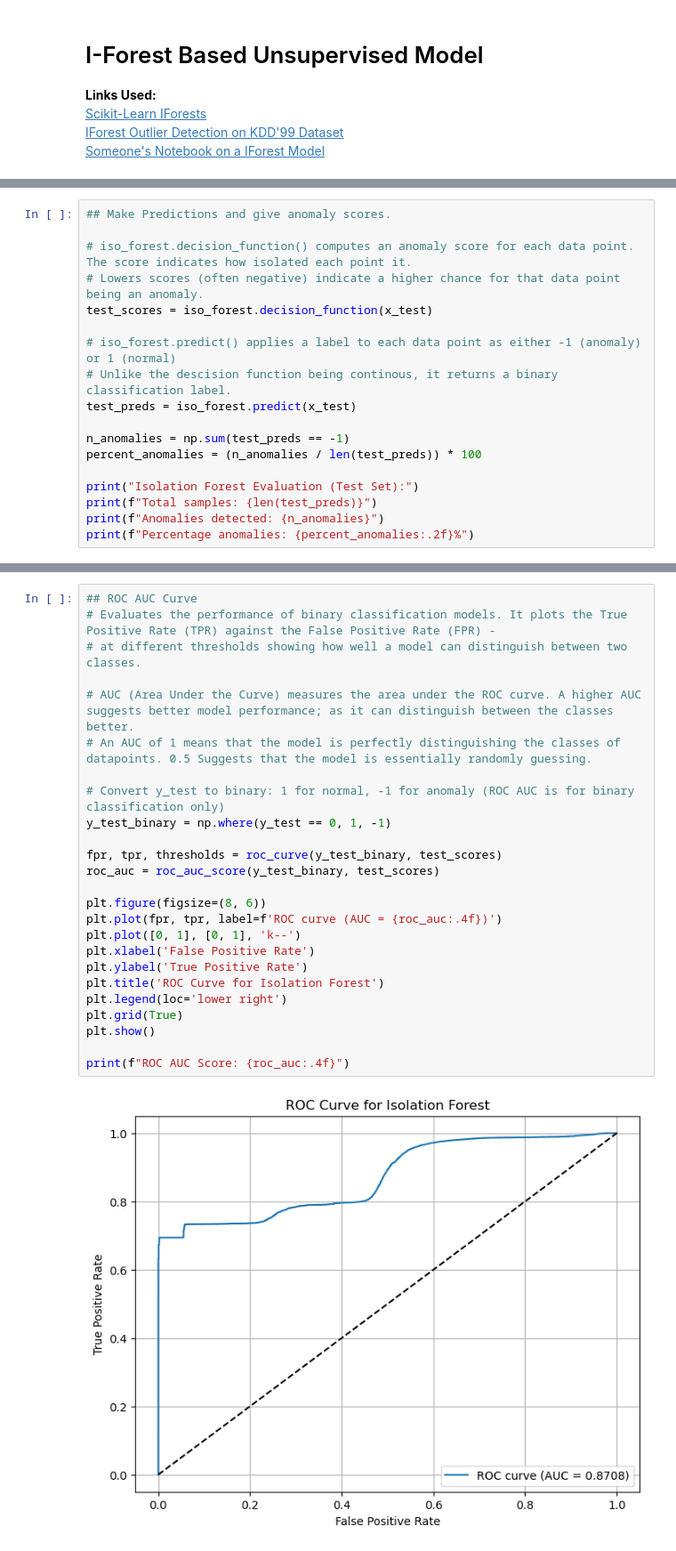
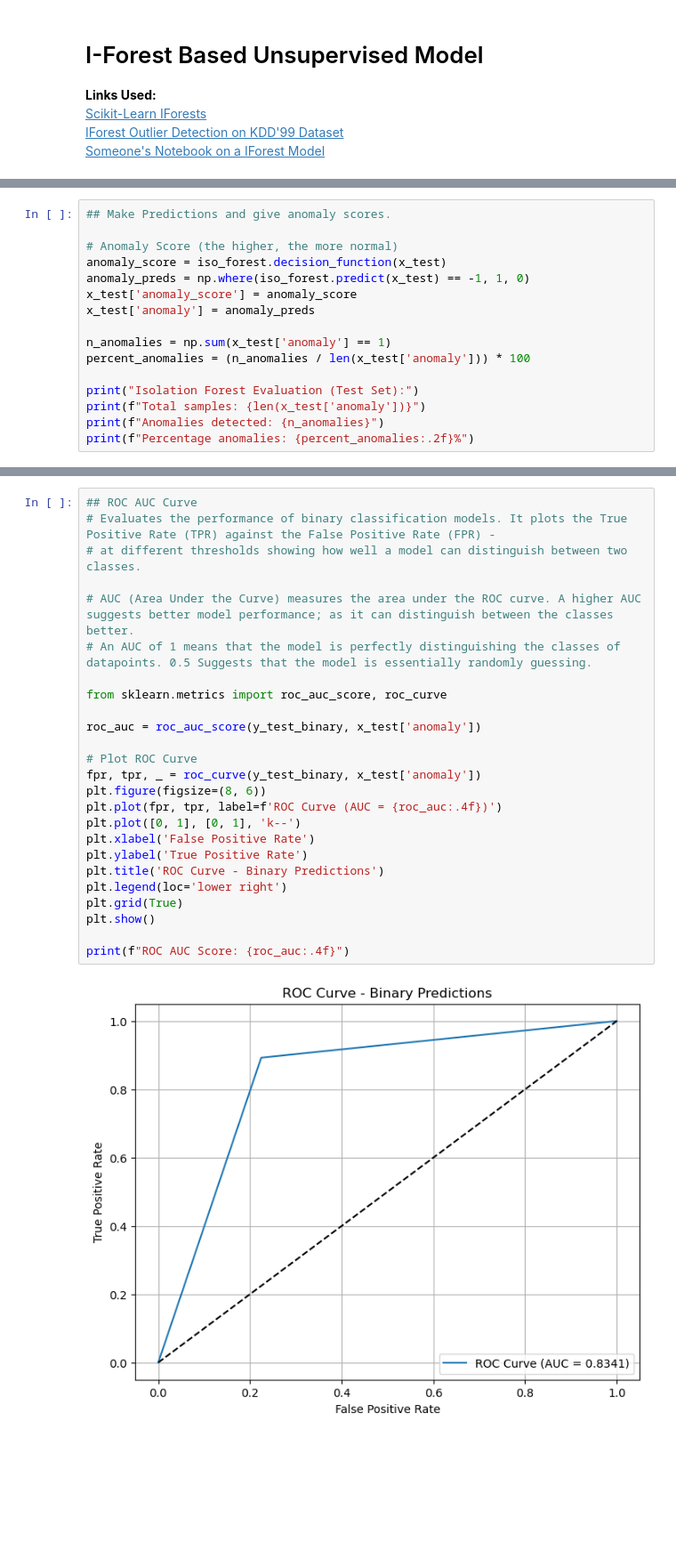
Before and after one commit to ArtWz/Group_Project_ML, a Jupyter notebook: KDD_IForest.ipynb, the cells around one changed output, grey strips where cells are left out. Shown at 89% size. Cells and saved outputs as stored; diff of their text form; blank space fills up the shorter version.

```diff
--- a/KDD_IForest.ipynb
+++ b/KDD_IForest.ipynb
@@ -122,19 +112,17 @@ IsolationForest(bootstrap=True, max_features=0.1, max_samples=0.4, n_jobs=-1,
 # %%
 ## Make Predictions and give anomaly scores.
 
-# iso_forest.decision_function() computes an anomaly score for each data point. The score indicates how isolated each point it.
-# Lowers scores (often negative) indicate a higher chance for that data point being an anomaly.
-test_scores = iso_forest.decision_function(x_test)
+# Anomaly Score (the higher, the more normal)
+anomaly_score = iso_forest.decision_function(x_test)
+anomaly_preds = np.where(iso_forest.predict(x_test) == -1, 1, 0)
+x_test['anomaly_score'] = anomaly_score
+x_test['anomaly'] = anomaly_preds
 
-# iso_forest.predict() applies a label to each data point as either -1 (anomaly) or 1 (normal)
-# Unlike the descision function being continous, it returns a binary classification label.
-test_preds = iso_forest.predict(x_test)
-
-n_anomalies = np.sum(test_preds == -1)
-percent_anomalies = (n_anomalies / len(test_preds)) * 100
+n_anomalies = np.sum(x_test['anomaly'] == 1)
+percent_anomalies = (n_anomalies / len(x_test['anomaly'])) * 100
 
 print("Isolation Forest Evaluation (Test Set):")
-print(f"Total samples: {len(test_preds)}")
+print(f"Total samples: {len(x_test['anomaly'])}")
 print(f"Anomalies detected: {n_anomalies}")
 print(f"Percentage anomalies: {percent_anomalies:.2f}%")
 # %% [output]
@@ -177,27 +148,27 @@ plt.show()
 # %%
 ## ROC AUC Curve
 # Evaluates the performance of binary classification models. It plots the True Positive Rate (TPR) against the False Positive Rate (FPR) -
 # at different thresholds showing how well a model can distinguish between two classes.
 
 # AUC (Area Under the Curve) measures the area under the ROC curve. A higher AUC suggests better model performance; as it can distinguish between the classes better.
 # An AUC of 1 means that the model is perfectly distinguishing the classes of datapoints. 0.5 Suggests that the model is essentially randomly guessing.
 
-# Convert y_test to binary: 1 for normal, -1 for anomaly (ROC AUC is for binary classification only)
-y_test_binary = np.where(y_test == 0, 1, -1)
+from sklearn.metrics import roc_auc_score, roc_curve
 
-fpr, tpr, thresholds = roc_curve(y_test_binary, test_scores)
-roc_auc = roc_auc_score(y_test_binary, test_scores)
+roc_auc = roc_auc_score(y_test_binary, x_test['anomaly'])
 
+# Plot ROC Curve
+fpr, tpr, _ = roc_curve(y_test_binary, x_test['anomaly'])
 plt.figure(figsize=(8, 6))
-plt.plot(fpr, tpr, label=f'ROC curve (AUC = {roc_auc:.4f})')
+plt.plot(fpr, tpr, label=f'ROC Curve (AUC = {roc_auc:.4f})')
 plt.plot([0, 1], [0, 1], 'k--')
 plt.xlabel('False Positive Rate')
 plt.ylabel('True Positive Rate')
-plt.title('ROC Curve for Isolation Forest')
+plt.title('ROC Curve - Binary Predictions')
 plt.legend(loc='lower right')
 plt.grid(True)
 plt.show()
 
 print(f"ROC AUC Score: {roc_auc:.4f}")
 # %% [output]
-[figure, old version]
+[figure, new version]
```
Also changed, not shown: parts of 11 cells of this notebook, 2 other files.
